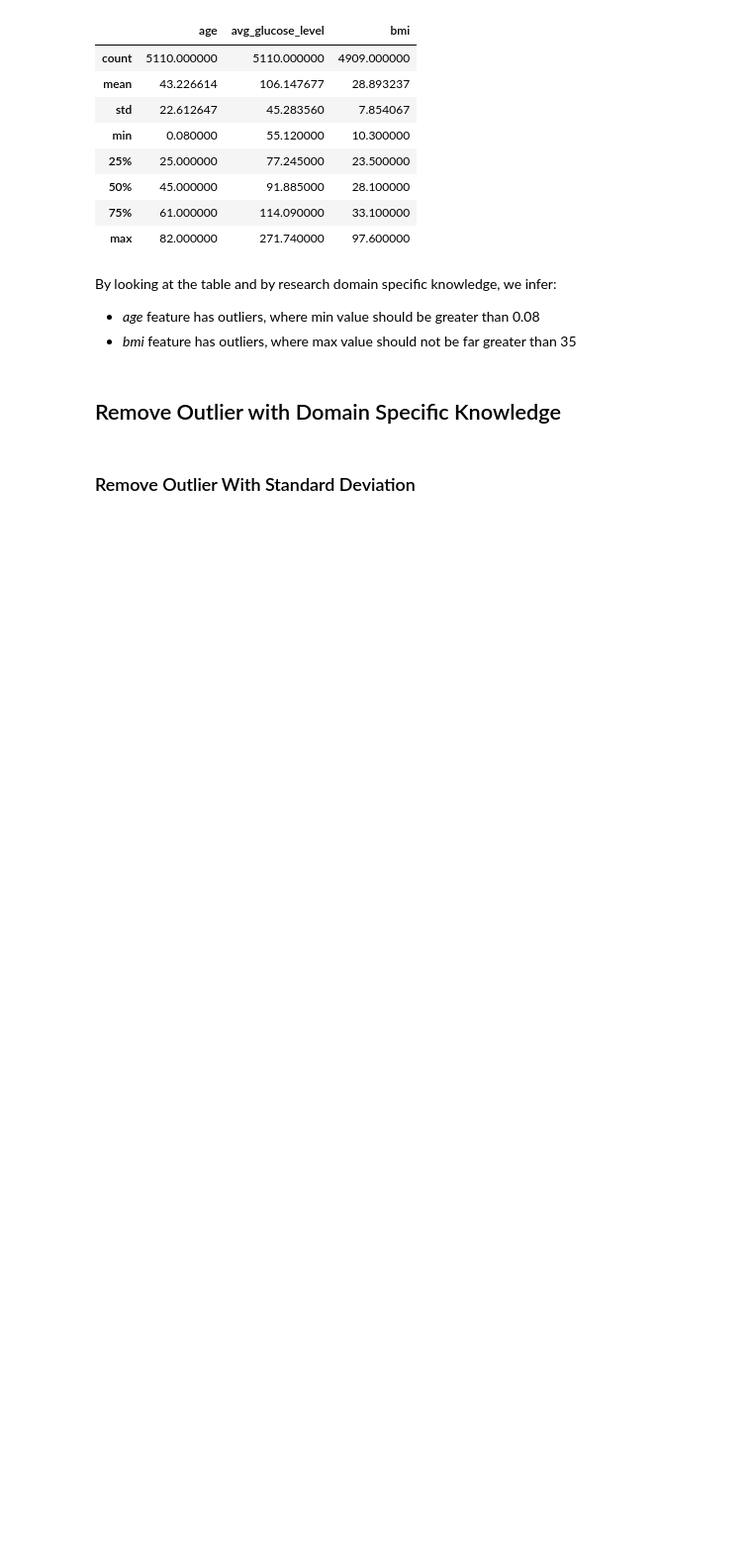
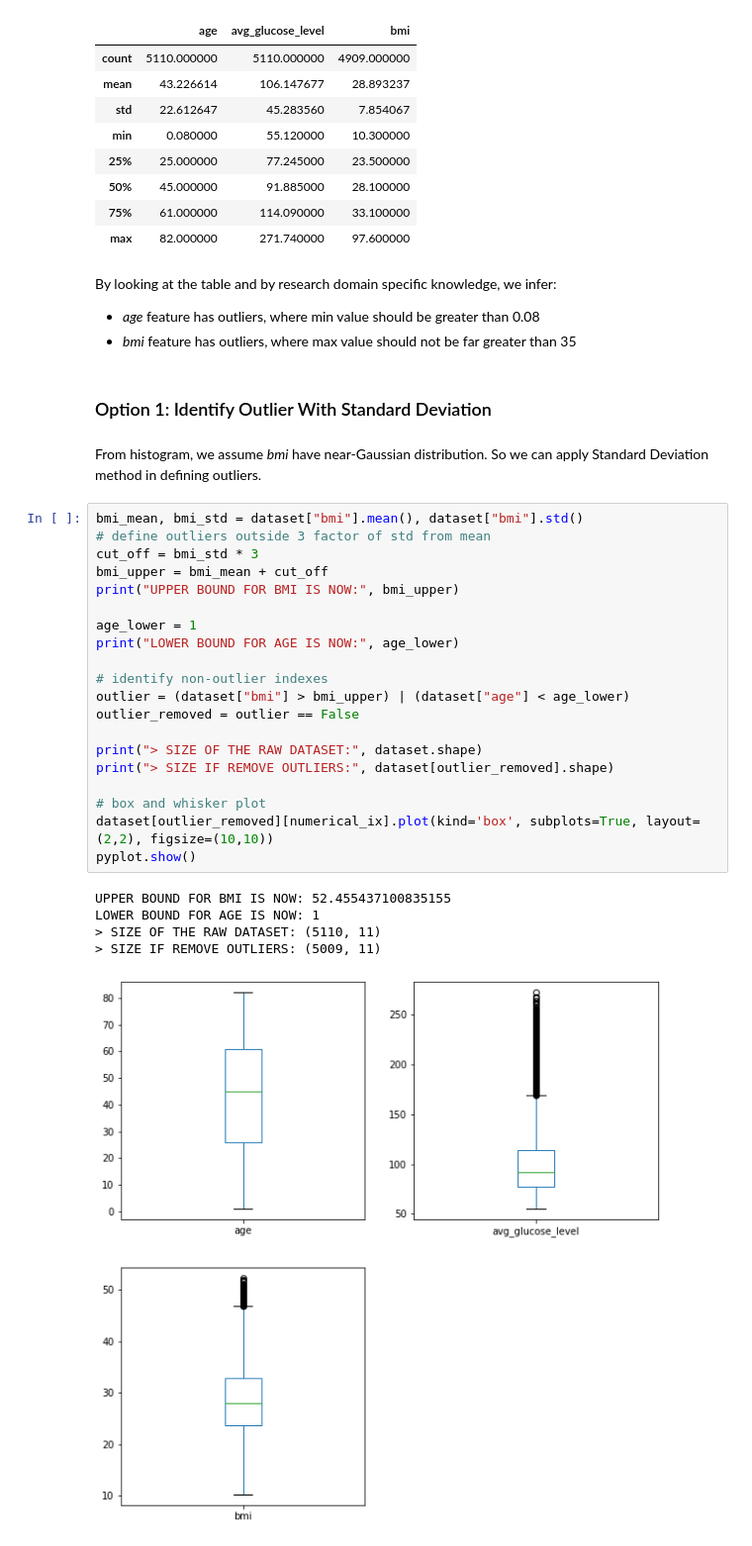
Before and after one commit to LapTQ/IT31903_123220_Group18_Stroke-prediction, a Jupyter notebook: data_preparation.ipynb, the cells around one changed output. Shown: that part at 99% size. Saved outputs shown, nothing was run; the diff lists cells and outputs as text; blank space fills up the shorter version.

```diff
--- a/data_preparation.ipynb
+++ b/data_preparation.ipynb
@@ -129,8 +171,34 @@ By looking at the table and by research domain specific knowledge, we infer:
 
 * *age* feature has outliers, where min value should be greater than 0.08
 * *bmi* feature has outliers, where max value should not be far greater than 35
-# %% [markdown]
-## Remove Outlier with Domain Specific Knowledge
 # %% [markdown]
-### Remove Outlier With Standard Deviation
+### Option 1: Identify Outlier With Standard Deviation
+# %% [markdown]
+From histogram, we assume *bmi* have near-Gaussian distribution. So we can apply Standard Deviation method in defining outliers.
+# %%
+bmi_mean, bmi_std = dataset["bmi"].mean(), dataset["bmi"].std()
+# define outliers outside 3 factor of std from mean
+cut_off = bmi_std * 3
+bmi_upper = bmi_mean + cut_off
+print("UPPER BOUND FOR BMI IS NOW:", bmi_upper)
+
+age_lower = 1
+print("LOWER BOUND FOR AGE IS NOW:", age_lower)
+
+# identify non-outlier indexes
+outlier = (dataset["bmi"] > bmi_upper) | (dataset["age"] < age_lower)
+outlier_removed = outlier == False
+
+print("> SIZE OF THE RAW DATASET:", dataset.shape)
+print("> SIZE IF REMOVE OUTLIERS:", dataset[outlier_removed].shape)
+
+# box and whisker plot
+dataset[outlier_removed][numerical_ix].plot(kind='box', subplots=True, layout=(2,2), figsize=(10,10))
+pyplot.show()
+# %% [output]
+UPPER BOUND FOR BMI IS NOW: 52.455437100835155
+LOWER BOUND FOR AGE IS NOW: 1
+> SIZE OF THE RAW DATASET: (5110, 11)
+> SIZE IF REMOVE OUTLIERS: (5009, 11)
+[figure, added]
 # %% [markdown]
```
Also changed, not shown: parts of 13 cells of this notebook.
